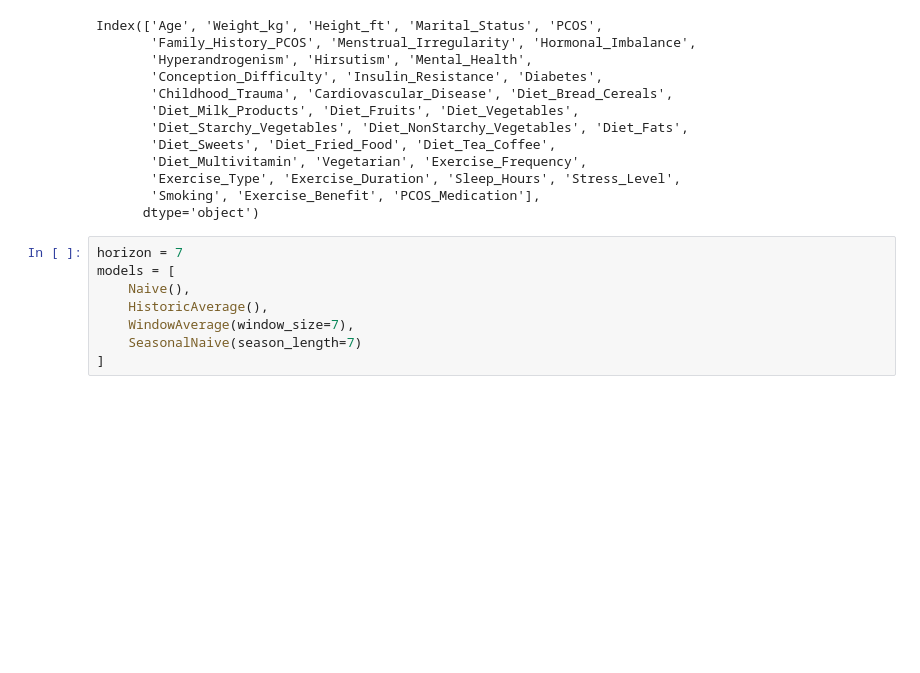
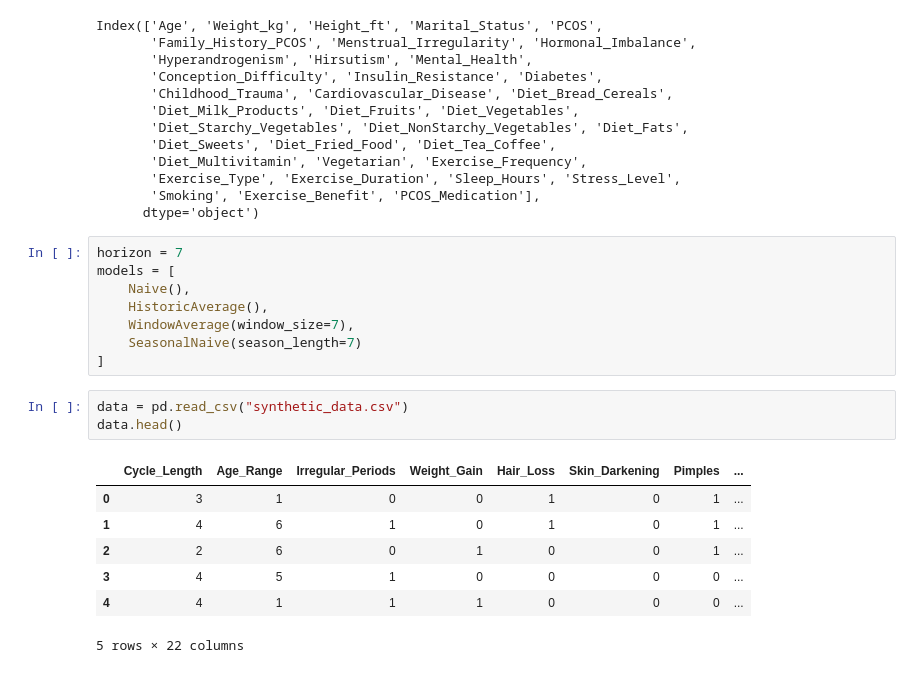
Before and after one commit to LevelVoid/TestModel, a Jupyter notebook: test.ipynb, the cells around one changed output. Cells and saved outputs as stored; diff of their text form; blank space fills up the shorter version.

```diff
--- a/test.ipynb
+++ b/test.ipynb
@@ -36,3 +39,14 @@ models = [
     WindowAverage(window_size=7),
     SeasonalNaive(season_length=7)
 ]
+# %%
+data = pd.read_csv("synthetic_data.csv")
+data.head()
+# %% [output]
+|  | Cycle_Length | Age_Range | Irregular_Periods | Weight_Gain | Hair_Loss | Skin_Darkening | Pimples | ... |
+| 0 | 3 | 1 | 0 | 0 | 1 | 0 | 1 | ... |
+| 1 | 4 | 6 | 1 | 0 | 1 | 0 | 1 | ... |
+| 2 | 2 | 6 | 0 | 1 | 0 | 0 | 1 | ... |
+| 3 | 4 | 5 | 1 | 0 | 0 | 0 | 0 | ... |
+| 4 | 4 | 1 | 1 | 1 | 0 | 0 | 0 | ... |
+5 rows × 22 columns
```
Also changed, not shown: parts of 5 cells of this notebook, 1 other file.
